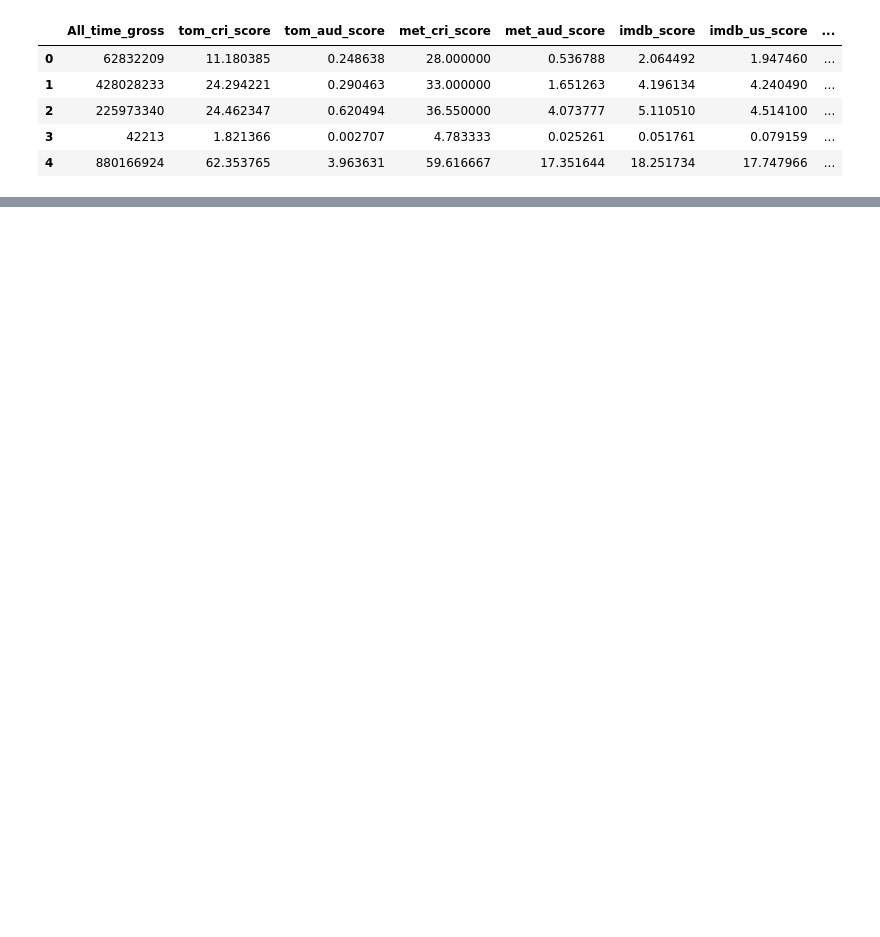
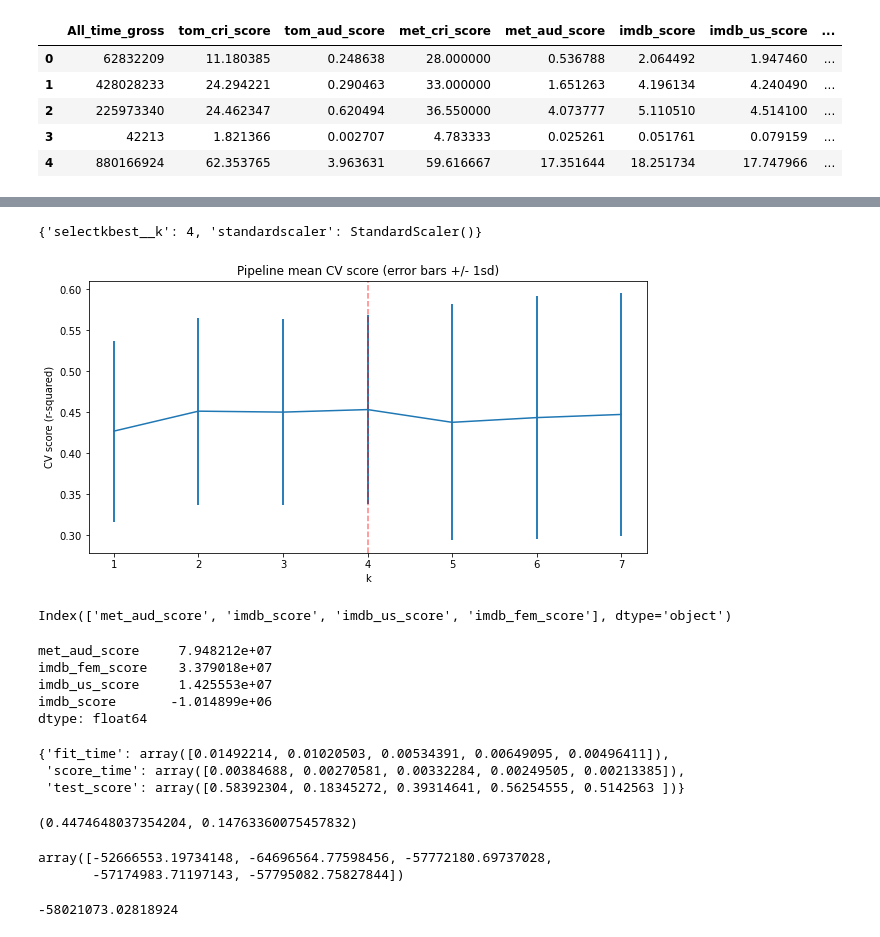
Before and after one commit to AminKafka/Movie-Boxoffice-Prediction-With-Critics-Votes, a Jupyter notebook: notebooks/Pre-processing.ipynb, the cells around one changed output, grey strips where cells are left out. Drawn from its saved outputs; the diff is of its cells as text; code cells hidden in the pictures; blank space fills up the shorter version.

```diff
--- a/notebooks/Pre-processing.ipynb
+++ b/notebooks/Pre-processing.ipynb
@@ -102,0 +132,7 @@ r2_score(y_test_aud,y_pred_aud)
+# %%
+k = [k+1 for k in range(len(X_train.columns))]
+grid_params = {
+                'standardscaler':[StandardScaler(),None],
+                'selectkbest__k' : k
+}
+grid_params
@@ -102,0 +142,4 @@ r2_score(y_test_aud,y_pred_aud)
+# %%
+lr_grid_cv = GridSearchCV(pipe1, param_grid=grid_params, cv=5, n_jobs=-1)
+# %%
+lr_grid_cv.fit(X_train, y_train)
@@ -102,0 +156,32 @@ r2_score(y_test_aud,y_pred_aud)
+# %%
+lr_grid_cv.best_params_
+# %% [output]
+{'selectkbest__k': 4, 'standardscaler': StandardScaler()}
+# %%
+score_mean = lr_grid_cv.cv_results_['mean_test_score']
+score_std = lr_grid_cv.cv_results_['std_test_score']
+cv_k = [k for k in lr_grid_cv.cv_results_['param_selectkbest__k']]
+# %%
+best_k = lr_grid_cv.best_params_['selectkbest__k']
+plt.subplots(figsize=(10, 5))
+plt.errorbar(cv_k, score_mean, yerr=score_std)
+plt.axvline(x=best_k, c='r', ls='--', alpha=.5)
+plt.xlabel('k')
+plt.ylabel('CV score (r-squared)')
+plt.title('Pipeline mean CV score (error bars +/- 1sd)');
+# %% [output]
+[figure, added]
+# %%
+features = X_train.columns[lr_grid_cv.best_estimator_.named_steps.selectkbest.get_support()]
+features
+# %% [output]
+Index(['met_aud_score', 'imdb_score', 'imdb_us_score', 'imdb_fem_score'], dtype='object')
+# %%
+coefs = lr_grid_cv.best_estimator_.named_steps.linearregression.coef_
+pd.Series(coefs, index=features).sort_values(ascending=False)
+# %% [output]
+met_aud_score     7.948212e+07
+imdb_fem_score    3.379018e+07
+imdb_us_score     1.425553e+07
+imdb_score       -1.014899e+06
+dtype: float64
@@ -102,0 +194,20 @@ r2_score(y_test_aud,y_pred_aud)
+# %%
+cv_results
+# %% [output]
+{'fit_time': array([0.01492214, 0.01020503, 0.00534391, 0.00649095, 0.00496411]),
+ 'score_time': array([0.00384688, 0.00270581, 0.00332284, 0.00249505, 0.00213385]),
+ 'test_score': array([0.58392304, 0.18345272, 0.39314641, 0.56254555, 0.5142563 ])}
+# %%
+np.mean(cv_results['test_score']), np.std(cv_results['test_score'])
+# %% [output]
+(0.4474648037354204, 0.14763360075457832)
+# %%
+mae = cross_val_score(pipe2, X_train, y_train, cv=5,scoring='neg_mean_absolute_error')
+mae
+# %% [output]
+array([-52666553.19734148, -64696564.77598456, -57772180.69737028,
+       -57174983.71197143, -57795082.75827844])
+# %%
+np.mean(mae)
+# %% [output]
+-58021073.02818924
```
Also changed, not shown: parts of 79 cells of this notebook.
